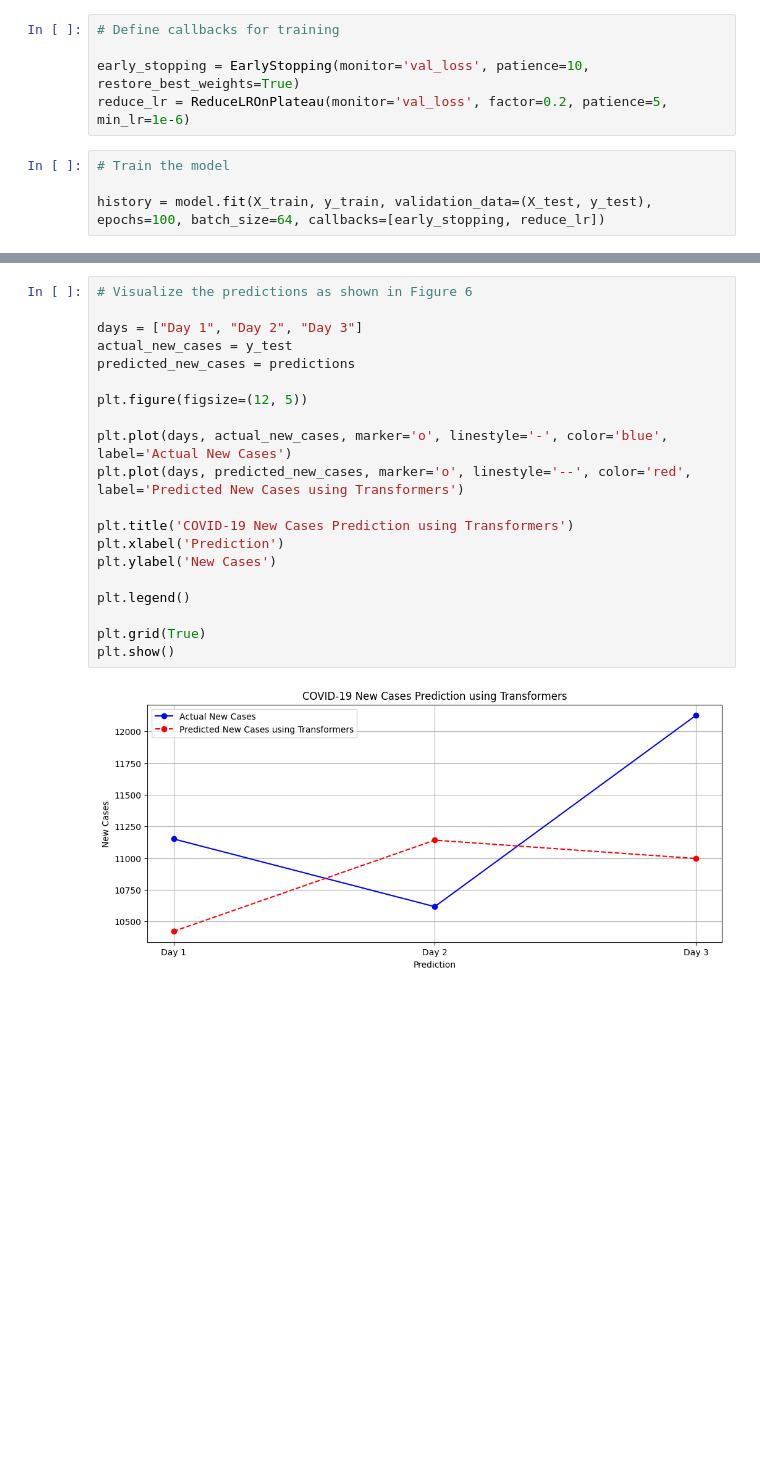
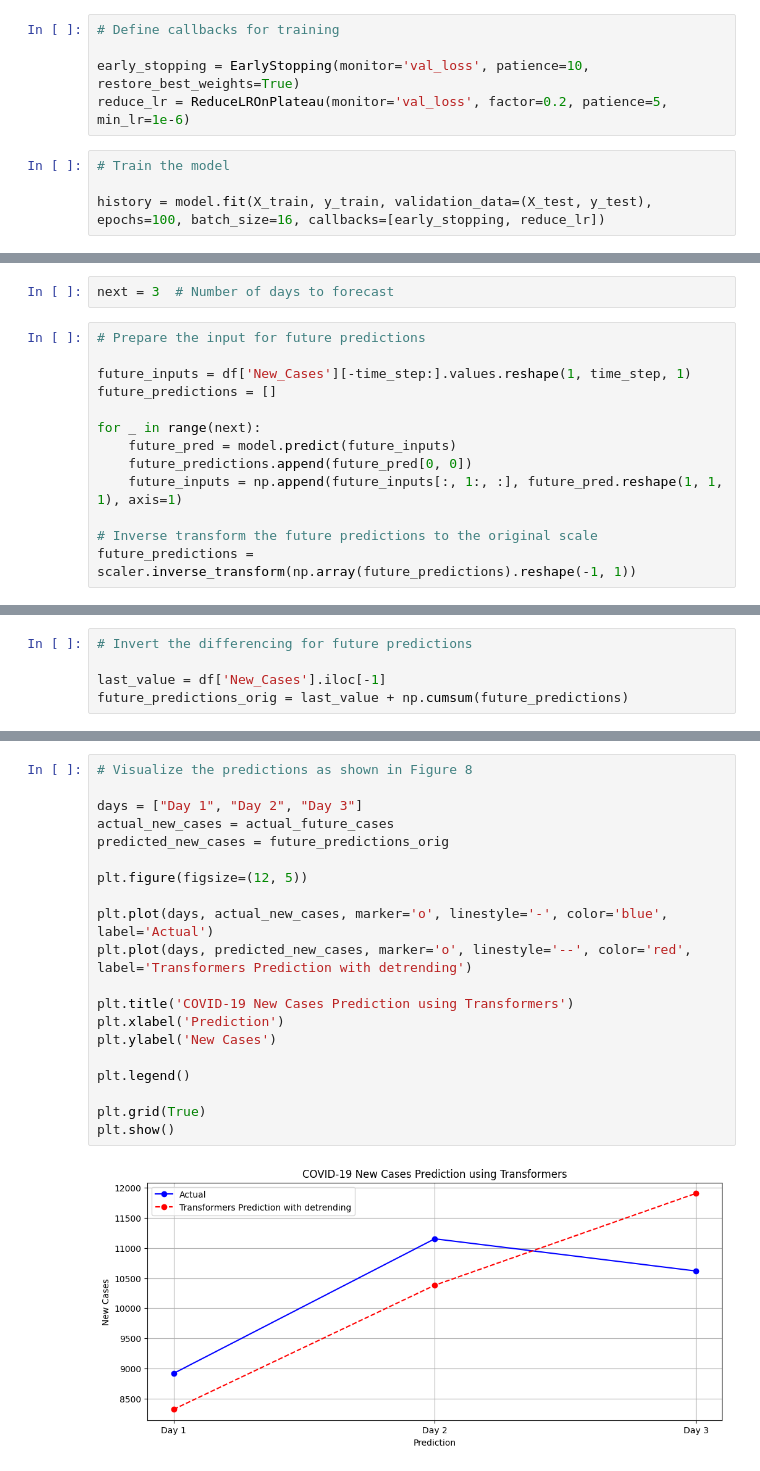
Before and after one commit to deep3072/Introduction-to-Time-Series-Analysis, a Jupyter notebook: Case Study 02 COVID 19 new cases prediction/Transformer.ipynb, the cells around one changed output, grey strips where cells are left out. Saved outputs shown, nothing was run; the diff lists cells and outputs as text; blank space fills up the shorter version.

Commit message:
data preprocess addition

```diff
--- a/Case Study 02 COVID 19 new cases prediction/Transformer.ipynb
+++ b/Case Study 02 COVID 19 new cases prediction/Transformer.ipynb
@@ -93,6 +98,6 @@ reduce_lr = ReduceLROnPlateau(monitor='val_loss', factor=0.2, patience=5, min_lr
 # %%
 # Train the model
 
-history = model.fit(X_train, y_train, validation_data=(X_test, y_test), epochs=100, batch_size=64, callbacks=[early_stopping, reduce_lr])
+history = model.fit(X_train, y_train, validation_data=(X_test, y_test), epochs=100, batch_size=16, callbacks=[early_stopping, reduce_lr])
 # %% [output]
 Epoch 1/100
@@ -134,0 +150,15 @@ array([[10422.9  ],
+# %%
+next = 3  # Number of days to forecast
+# %%
+# Prepare the input for future predictions
+
+future_inputs = df['New_Cases'][-time_step:].values.reshape(1, time_step, 1)
+future_predictions = []
+
+for _ in range(next):
+    future_pred = model.predict(future_inputs)
+    future_predictions.append(future_pred[0, 0])
+    future_inputs = np.append(future_inputs[:, 1:, :], future_pred.reshape(1, 1, 1), axis=1)
+
+# Inverse transform the future predictions to the original scale
+future_predictions = scaler.inverse_transform(np.array(future_predictions).reshape(-1, 1))
@@ -134,0 +175,5 @@ array([[10422.9  ],
+# %%
+# Invert the differencing for future predictions
+
+last_value = df['New_Cases'].iloc[-1]
+future_predictions_orig = last_value + np.cumsum(future_predictions)
@@ -146,22 +195,22 @@ Mean Absolute Percentage Error Transformer: 0.0692903294700765
 # %%
-# Visualize the predictions as shown in Figure 6
+# Visualize the predictions as shown in Figure 8
 
 days = ["Day 1", "Day 2", "Day 3"]
-actual_new_cases = y_test
-predicted_new_cases = predictions
+actual_new_cases = actual_future_cases
+predicted_new_cases = future_predictions_orig
 
 plt.figure(figsize=(12, 5))
 
-plt.plot(days, actual_new_cases, marker='o', linestyle='-', color='blue', label='Actual New Cases')
-plt.plot(days, predicted_new_cases, marker='o', linestyle='--', color='red', label='Predicted New Cases using Transformers')
+plt.plot(days, actual_new_cases, marker='o', linestyle='-', color='blue', label='Actual')
+plt.plot(days, predicted_new_cases, marker='o', linestyle='--', color='red', label='Transformers Prediction with detrending')
 
 plt.title('COVID-19 New Cases Prediction using Transformers')
 plt.xlabel('Prediction')
 plt.ylabel('New Cases')
 
 plt.legend()
 
 plt.grid(True)
 plt.show()
 # %% [output]
-[figure, old version]
+[figure, new version]
```
Also changed, not shown: parts of 19 cells of this notebook, 4 other files.
